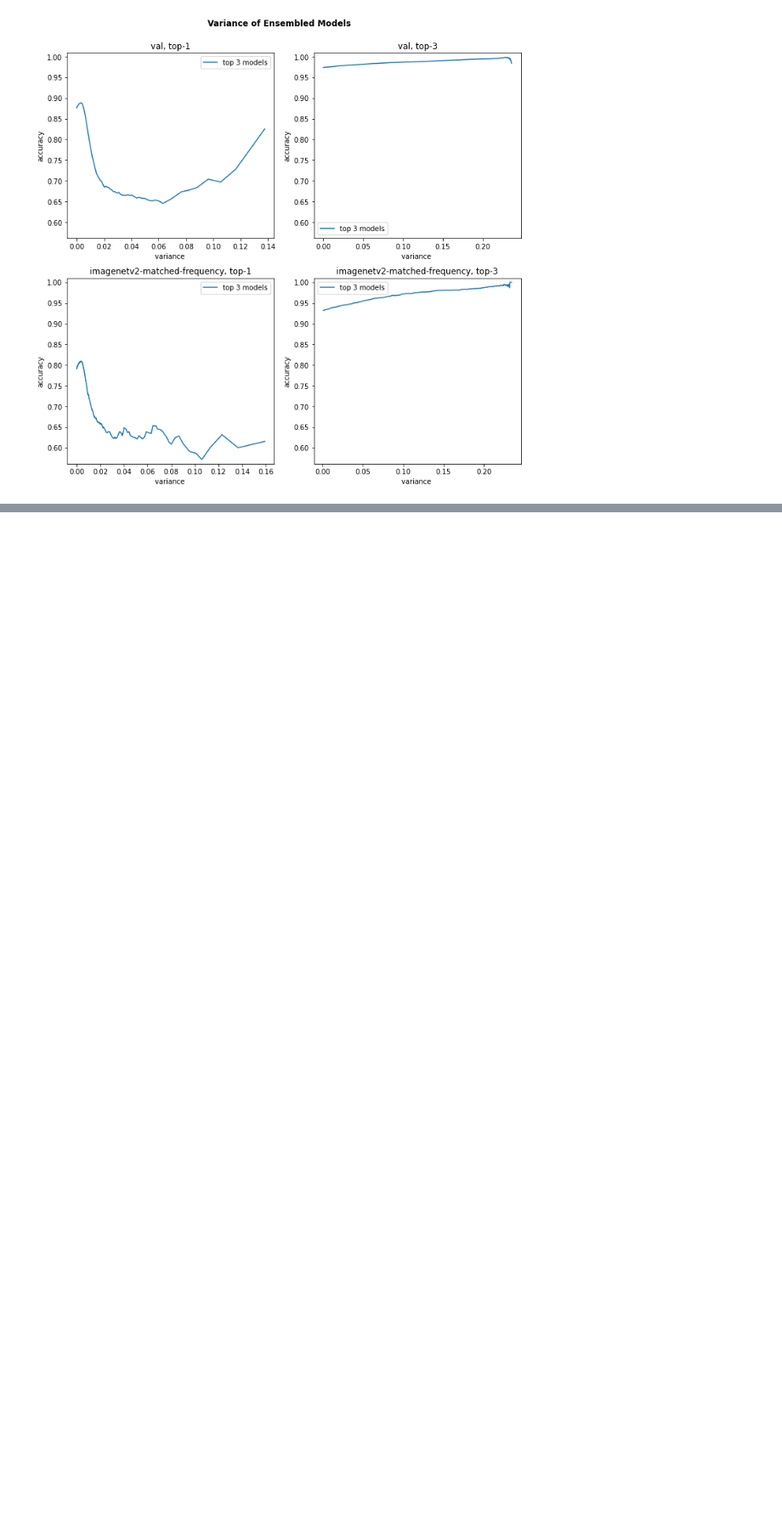
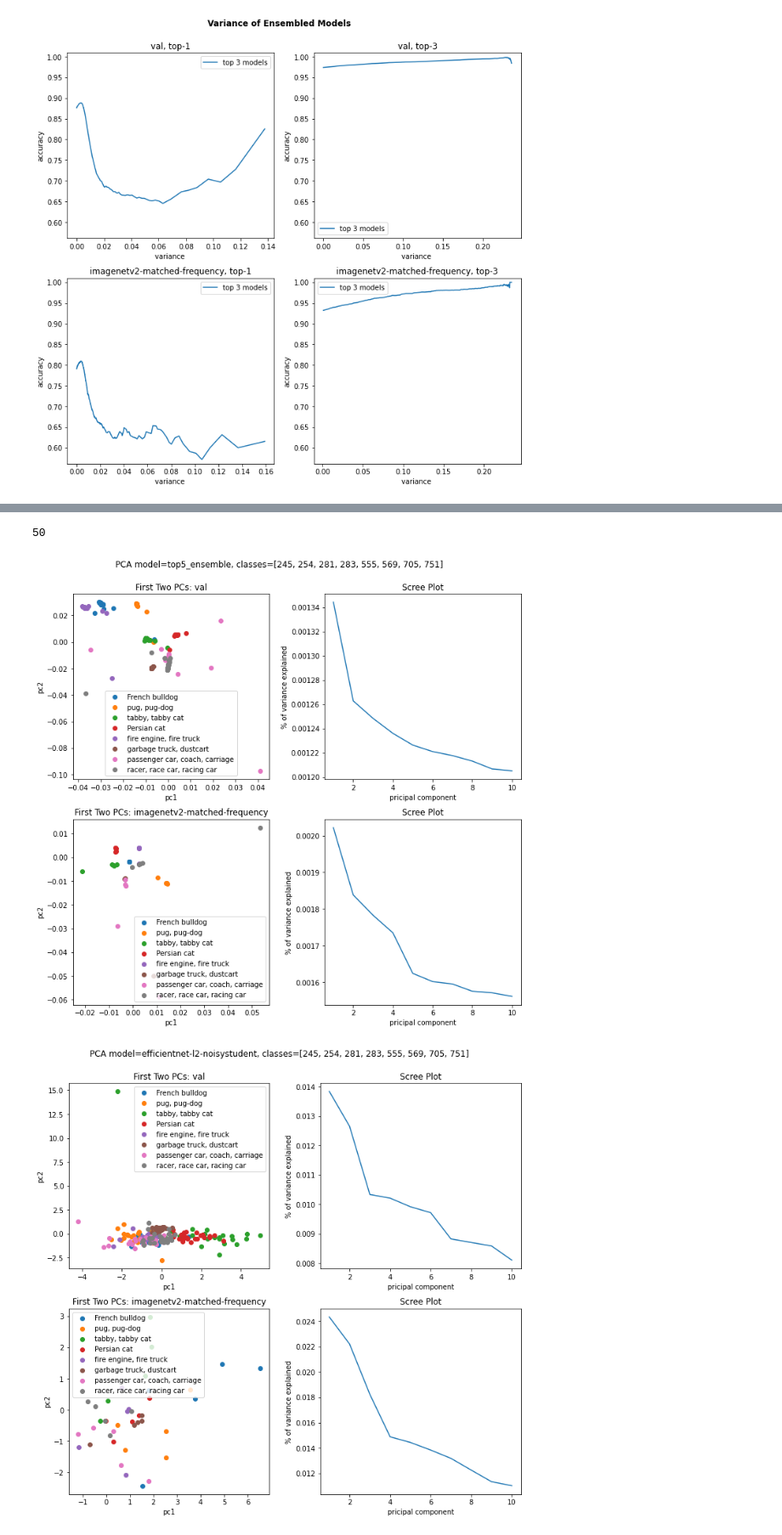
Before and after one commit to csinva/dnn-ensemble, a Jupyter notebook: analysis.ipynb, the cells around one changed output, grey strips where cells are left out. Shown at 85% size. Drawn from its saved outputs; the diff is of its cells as text; code cells hidden in the pictures; blank space fills up the shorter version.

Commit message:
pca on prediction vectors & naive outlier detection

```diff
--- a/analysis.ipynb
+++ b/analysis.ipynb
@@ -657,0 +664,4 @@ plot_variance(top5_models[:3])
+# %%
+targets['val'].size(0) // 1000
+# %% [output]
+50
@@ -657,0 +720,8 @@ plot_variance(top5_models[:3])
+# %%
+selected_classes = [245, 254, 281, 283, 555, 569, 705, 751]
+models = ['top5_ensemble', 'efficientnet-l2-noisystudent', 'vgg19']
+for model in models:
+    plot_pca_get_outliers(model, selected_classes)
+# %% [output]
+[figure, added]
+[figure, added]
```
Also changed, not shown: parts of 7 cells of this notebook.
